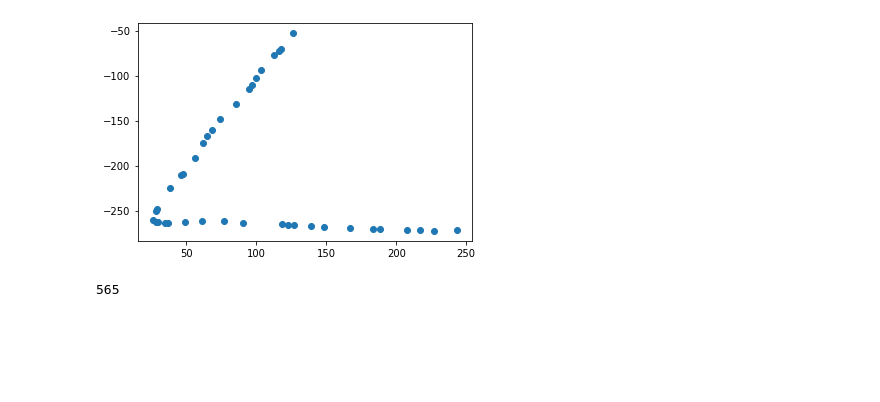
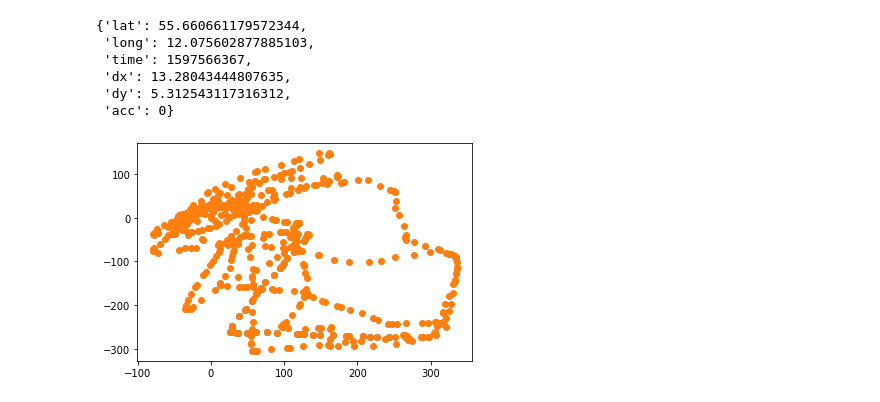
Before and after one commit to cornwallluke/Sailing-Help, a Jupyter notebook: datatesting/testing.ipynb, the cells around one changed output. Drawn from its saved outputs; the diff is of its cells as text; code cells hidden in the pictures; blank space fills up the shorter version.

```diff
--- a/datatesting/testing.ipynb
+++ b/datatesting/testing.ipynb
@@ -39,29 +32,49 @@ mine = [{"lat":i["fields"][1]["value"],
+# %%
+mine[2]
+# %% [output]
+{'lat': 55.660661179572344,
+ 'long': 12.075602877885103,
+ 'time': 1597566367,
+ 'dx': 13.28043444807635,
+ 'dy': 5.312543117316312,
+ 'acc': 0}
 # %%
 fig = plt.figure()
 plt.ion()
 
 ax = fig.add_subplot(111)
 
 minecrop = mine[380:420]
 ax.scatter([i["dx"] for i in minecrop], [i["dy"] for i in minecrop])
+ax.scatter([i["dx"] for i in mine], [i["dy"] for i in mine])
 # ax.scatter(posnon[:,0], posnon[:,1])
 plt.show()
 # %% [output]
-[figure, old version]
+[figure, new version]
 # %%
-def edgelinker(listy):
+def edgelinker(listy, threshold=0.1):
     if len(listy)<3:
-        return listy:
-    start, end = listy[0], listy[-1]
+        return [listy]
+    start, end = np.asarray([listy[0]["dx"],listy[0]["dy"]]), np.asarray([listy[-1]["dx"],listy[-1]["dy"]])
+
     #find a point that does not lie on the line between the points start and end
-    #we probably want to start halfway between and work out to get higher quality ones
-    #how do you know if a point is on that line? idk chief
+    #we probably want to start halfway between and work out to get higher quality ones or just find the furthest one lol
+    maxi = None
+    maxim = -1
+    # line = ((start["dy"]-end["dy"])/(start["dx"]-end["dx"]),)
+    for i in range(2, len(listy)-2):
 
-    if we find a point:
-        before = listy[:point]
-        after = listy[point:]
-        return edgelinker(before) + edgelinker(after)
+        point = np.asarray([listy[i]["dx"], listy[i]["dy"]])
+        dist = abs(np.cross(point-start, end-start)/np.linalg.norm(start-end))
+        # print(dist)
+        if dist > maxim:
+            maxim = dist
+            maxi = i
+    if maxim > threshold * np.linalg.norm(start-end):
+        # print(maxim)
+        before = listy[:maxi]
+        after = listy[maxi:]
+        return edgelinker(before, threshold) + edgelinker(after, threshold)
     else:
-        return listy
+        # print(len(listy), maxim,threshold * np.linalg.norm(start-end), threshold)
+        return [listy]
-# %% [output]
-565
```
Also changed, not shown: parts of 5 cells of this notebook.
